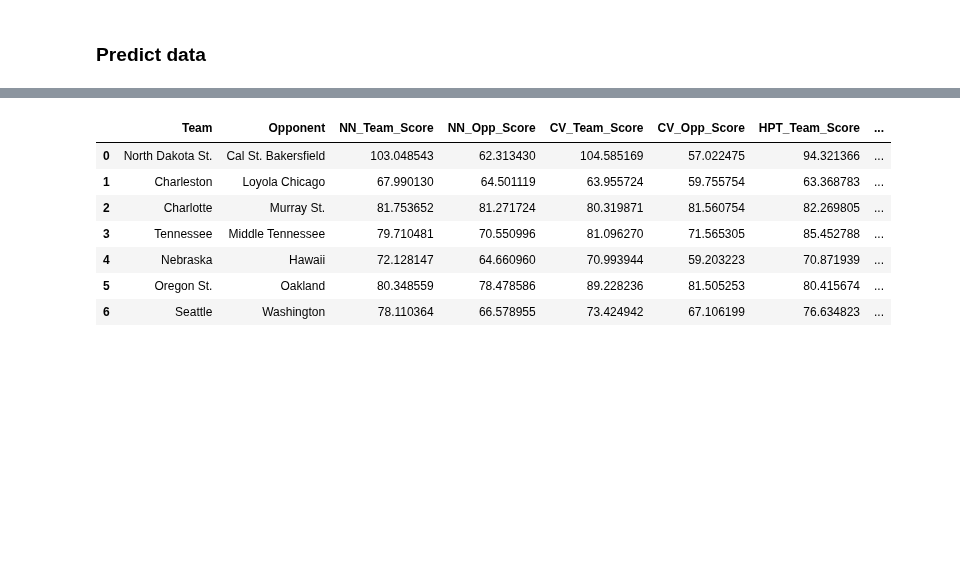
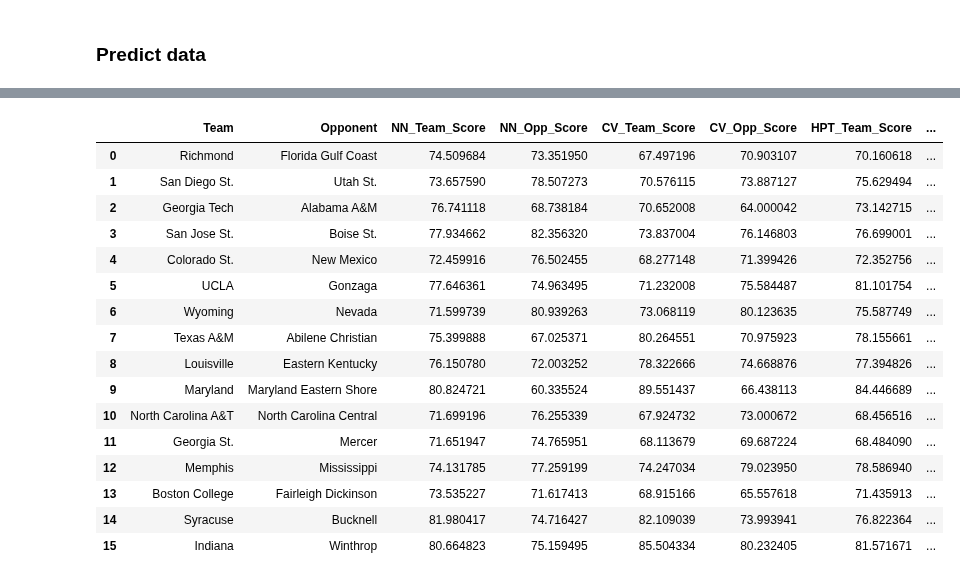
Before and after one commit to visheshgupta19/Stats_competition-, a Jupyter notebook: consolidated_nn.ipynb, the cells around one changed output, grey strips where cells are left out. Saved outputs shown, nothing was run; the diff lists cells and outputs as text; code cells hidden in the pictures; blank space fills up the shorter version.

```diff
--- a/consolidated_nn.ipynb
+++ b/consolidated_nn.ipynb
@@ -461,61 +485,72 @@ predict_data["Location"] = predict_data["Location"].replace(
 # %%
-predict_data_process = preprocess(predict_data)
-predict_data_process = predict_data_process.drop(columns=["date", "Team", "Opponent"])
-predict_data_process = predict_data_process.fillna(0)
-predict_data_scaled = scaler_X.transform(predict_data_process)
+predict_data_process_28 = preprocess(predict_data_28)
+predict_data_process_28 = predict_data_process_28.drop(
+    columns=["date", "Team", "Opponent"]
+)
+predict_data_process_28 = predict_data_process_28.fillna(0)
+predict_data_scaled_28 = scaler_X.transform(predict_data_process_28)
 # %%
 # predicting using normal NN
 
-nn_predictions_scaled = model.predict(predict_data_scaled)
-nn_predictions = scaler_y.inverse_transform(nn_predictions_scaled)
+nn_predictions_scaled_28 = model.predict(predict_data_scaled_28)
+nn_predictions_28 = scaler_y.inverse_transform(nn_predictions_scaled_28)
 
 # Add predictions to the original dataset
-predict_data["NN_Team_Score"] = nn_predictions[:, 0]
-predict_data["NN_Opp_Score"] = nn_predictions[:, 1]
+predict_data_28["NN_Team_Score"] = nn_predictions_28[:, 0]
+predict_data_28["NN_Opp_Score"] = nn_predictions_28[:, 1]
 # %%
 # predicting using MLP with Cross Validation
 
-cv_predictions_scaled = cv_model.predict(predict_data_scaled)
-cv_predictions = scaler_y.inverse_transform(cv_predictions_scaled)
+cv_predictions_scaled_28 = cv_model.predict(predict_data_scaled_28)
+cv_predictions_28 = scaler_y.inverse_transform(cv_predictions_scaled_28)
 
 # Add predictions to the original dataset
-predict_data["CV_Team_Score"] = cv_predictions[:, 0]
-predict_data["CV_Opp_Score"] = cv_predictions[:, 1]
+predict_data_28["CV_Team_Score"] = cv_predictions_28[:, 0]
+predict_data_28["CV_Opp_Score"] = cv_predictions_28[:, 1]
 # %%
 # predicting using CV with Hyperparameter Tuning
 
-hpt_predictions_scaled = best_model.predict(predict_data_scaled)
-hpt_predictions = scaler_y.inverse_transform(hpt_predictions_scaled)
+hpt_predictions_scaled_28 = best_model.predict(predict_data_scaled_28)
+hpt_predictions_28 = scaler_y.inverse_transform(hpt_predictions_scaled_28)
 
 # Add predictions to the original dataset
-predict_data["HPT_Team_Score"] = hpt_predictions[:, 0]
-predict_data["HPT_Opp_Score"] = hpt_predictions[:, 1]
+predict_data_28["HPT_Team_Score"] = hpt_predictions_28[:, 0]
+predict_data_28["HPT_Opp_Score"] = hpt_predictions_28[:, 1]
 # %%
 # # adding the manual scores manually coz idk
 # predict_data["Actual_Team"] = [89, 80, 80, 73, 81, 90, 83, 89]
 # predict_data["Actual_Opp"] = [66, 77, 77, 79, 54, 46, 90, 58]
 # %%
-predict_data[
+predict_data_28[
     [
         "Team",
         "Opponent",
         "NN_Team_Score",
         "NN_Opp_Score",
         "CV_Team_Score",
         "CV_Opp_Score",
         "HPT_Team_Score",
         "HPT_Opp_Score",
         # "Actual_Team",
         # "Actual_Opp",
     ]
 ]
 # %% [output]
 |  | Team | Opponent | NN_Team_Score | NN_Opp_Score | CV_Team_Score | CV_Opp_Score | HPT_Team_Score | ... |
-| 0 | North Dakota St. | Cal St. Bakersfield | 103.048543 | 62.313430 | 104.585169 | 57.022475 | 94.321366 | ... |
-| 1 | Charleston | Loyola Chicago | 67.990130 | 64.501119 | 63.955724 | 59.755754 | 63.368783 | ... |
-| 2 | Charlotte | Murray St. | 81.753652 | 81.271724 | 80.319871 | 81.560754 | 82.269805 | ... |
-| 3 | Tennessee | Middle Tennessee | 79.710481 | 70.550996 | 81.096270 | 71.565305 | 85.452788 | ... |
-| 4 | Nebraska | Hawaii | 72.128147 | 64.660960 | 70.993944 | 59.203223 | 70.871939 | ... |
-| 5 | Oregon St. | Oakland | 80.348559 | 78.478586 | 89.228236 | 81.505253 | 80.415674 | ... |
-| 6 | Seattle | Washington | 78.110364 | 66.578955 | 73.424942 | 67.106199 | 76.634823 | ... |
+| 0 | Richmond | Florida Gulf Coast | 74.509684 | 73.351950 | 67.497196 | 70.903107 | 70.160618 | ... |
+| 1 | San Diego St. | Utah St. | 73.657590 | 78.507273 | 70.576115 | 73.887127 | 75.629494 | ... |
+| 2 | Georgia Tech | Alabama A&M | 76.741118 | 68.738184 | 70.652008 | 64.000042 | 73.142715 | ... |
+| 3 | San Jose St. | Boise St. | 77.934662 | 82.356320 | 73.837004 | 76.146803 | 76.699001 | ... |
+| 4 | Colorado St. | New Mexico | 72.459916 | 76.502455 | 68.277148 | 71.399426 | 72.352756 | ... |
+| 5 | UCLA | Gonzaga | 77.646361 | 74.963495 | 71.232008 | 75.584487 | 81.101754 | ... |
+| 6 | Wyoming | Nevada | 71.599739 | 80.939263 | 73.068119 | 80.123635 | 75.587749 | ... |
+| 7 | Texas A&M | Abilene Christian | 75.399888 | 67.025371 | 80.264551 | 70.975923 | 78.155661 | ... |
+| 8 | Louisville | Eastern Kentucky | 76.150780 | 72.003252 | 78.322666 | 74.668876 | 77.394826 | ... |
+| 9 | Maryland | Maryland Eastern Shore | 80.824721 | 60.335524 | 89.551437 | 66.438113 | 84.446689 | ... |
+| 10 | North Carolina A&T | North Carolina Central | 71.699196 | 76.255339 | 67.924732 | 73.000672 | 68.456516 | ... |
+| 11 | Georgia St. | Mercer | 71.651947 | 74.765951 | 68.113679 | 69.687224 | 68.484090 | ... |
+| 12 | Memphis | Mississippi | 74.131785 | 77.259199 | 74.247034 | 79.023950 | 78.586940 | ... |
+| 13 | Boston College | Fairleigh Dickinson | 73.535227 | 71.617413 | 68.915166 | 65.557618 | 71.435913 | ... |
+| 14 | Syracuse | Bucknell | 81.980417 | 74.716427 | 82.109039 | 73.993941 | 76.822364 | ... |
+| 15 | Indiana | Winthrop | 80.664823 | 75.159495 | 85.504334 | 80.232405 | 81.571671 | ... |
 # %%
```
Also changed, not shown: parts of 28 cells of this notebook, 3 other files.
